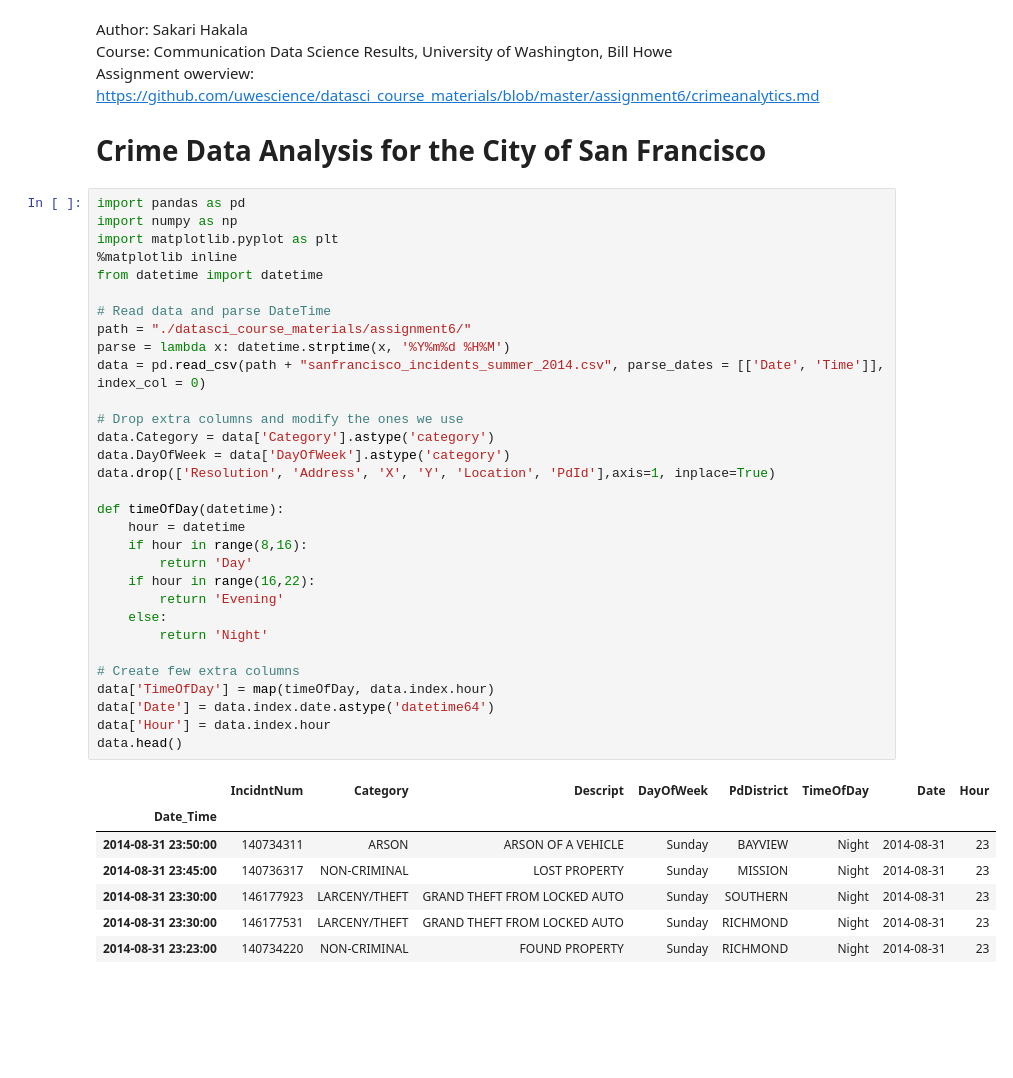
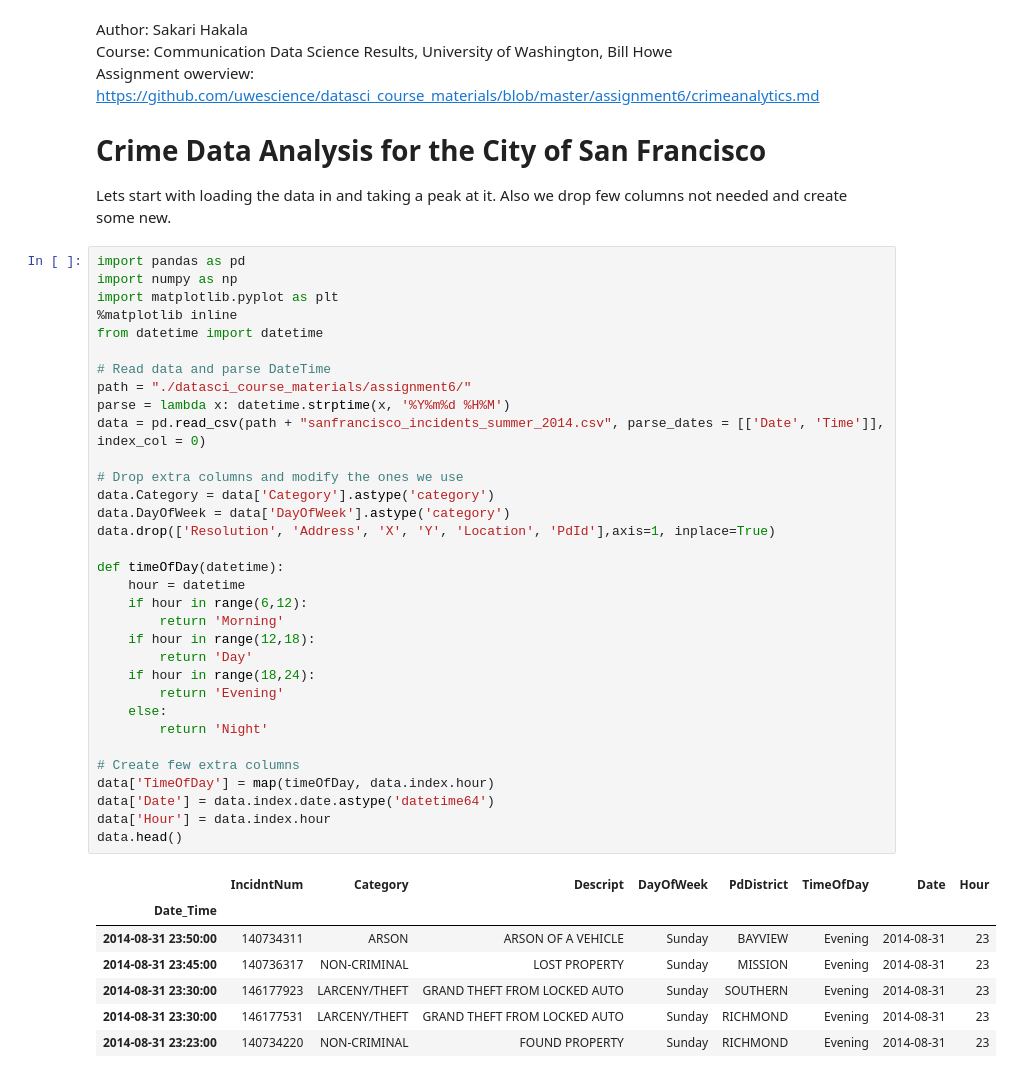
Before and after one commit to sakke82/crime_analysis, a Jupyter notebook: crime_analysis_sf.ipynb, the cells around one changed output. Drawn from its saved outputs; the diff is of its cells as text; blank space fills up the shorter version.

```diff
--- a/crime_analysis_sf.ipynb
+++ b/crime_analysis_sf.ipynb
@@ -4,45 +4,49 @@ Course: Communication Data Science Results, University of Washington, Bill Howe
 Assignment owerview: https://github.com/uwescience/datasci_course_materials/blob/master/assignment6/crimeanalytics.md
 
 # Crime Data Analysis for the City of San Francisco
+
+Lets start with loading the data in and taking a peak at it. Also we drop few columns not needed and create some new.
 # %%
 import pandas as pd
 import numpy as np
 import matplotlib.pyplot as plt
 %matplotlib inline
 from datetime import datetime
 
 # Read data and parse DateTime
 path = "./datasci_course_materials/assignment6/"
 parse = lambda x: datetime.strptime(x, '%Y%m%d %H%M')
 data = pd.read_csv(path + "sanfrancisco_incidents_summer_2014.csv", parse_dates = [['Date', 'Time']], index_col = 0)
 
 # Drop extra columns and modify the ones we use
 data.Category = data['Category'].astype('category')
 data.DayOfWeek = data['DayOfWeek'].astype('category')
 data.drop(['Resolution', 'Address', 'X', 'Y', 'Location', 'PdId'],axis=1, inplace=True)
 
 def timeOfDay(datetime):
     hour = datetime
-    if hour in range(8,16):
+    if hour in range(6,12):
+        return 'Morning'
+    if hour in range(12,18):
         return 'Day'
-    if hour in range(16,22):
+    if hour in range(18,24):
         return 'Evening'
     else:
         return 'Night'
 
 # Create few extra columns
 data['TimeOfDay'] = map(timeOfDay, data.index.hour)
 data['Date'] = data.index.date.astype('datetime64')
 data['Hour'] = data.index.hour
 data.head()
 # %% [output]
 |  | IncidntNum | Category | Descript | DayOfWeek | PdDistrict | TimeOfDay | Date | Hour |
 | Date_Time |  |  |  |  |  |  |  |  |
-| 2014-08-31 23:50:00 | 140734311 | ARSON | ARSON OF A VEHICLE | Sunday | BAYVIEW | Night | 2014-08-31 | 23 |
-| 2014-08-31 23:45:00 | 140736317 | NON-CRIMINAL | LOST PROPERTY | Sunday | MISSION | Night | 2014-08-31 | 23 |
-| 2014-08-31 23:30:00 | 146177923 | LARCENY/THEFT | GRAND THEFT FROM LOCKED AUTO | Sunday | SOUTHERN | Night | 2014-08-31 | 23 |
-| 2014-08-31 23:30:00 | 146177531 | LARCENY/THEFT | GRAND THEFT FROM LOCKED AUTO | Sunday | RICHMOND | Night | 2014-08-31 | 23 |
-| 2014-08-31 23:23:00 | 140734220 | NON-CRIMINAL | FOUND PROPERTY | Sunday | RICHMOND | Night | 2014-08-31 | 23 |
+| 2014-08-31 23:50:00 | 140734311 | ARSON | ARSON OF A VEHICLE | Sunday | BAYVIEW | Evening | 2014-08-31 | 23 |
+| 2014-08-31 23:45:00 | 140736317 | NON-CRIMINAL | LOST PROPERTY | Sunday | MISSION | Evening | 2014-08-31 | 23 |
+| 2014-08-31 23:30:00 | 146177923 | LARCENY/THEFT | GRAND THEFT FROM LOCKED AUTO | Sunday | SOUTHERN | Evening | 2014-08-31 | 23 |
+| 2014-08-31 23:30:00 | 146177531 | LARCENY/THEFT | GRAND THEFT FROM LOCKED AUTO | Sunday | RICHMOND | Evening | 2014-08-31 | 23 |
+| 2014-08-31 23:23:00 | 140734220 | NON-CRIMINAL | FOUND PROPERTY | Sunday | RICHMOND | Evening | 2014-08-31 | 23 |
 # %% [markdown]
 In this assignment I am trying to answer questions
 * Does the weekdays influence to the number of crimes done?
```
Also changed, not shown: parts of 8 cells of this notebook.
